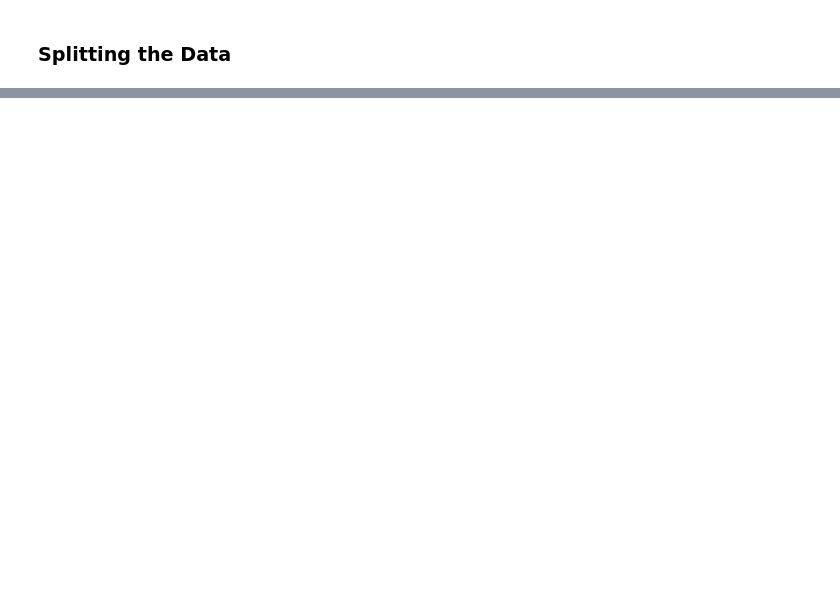
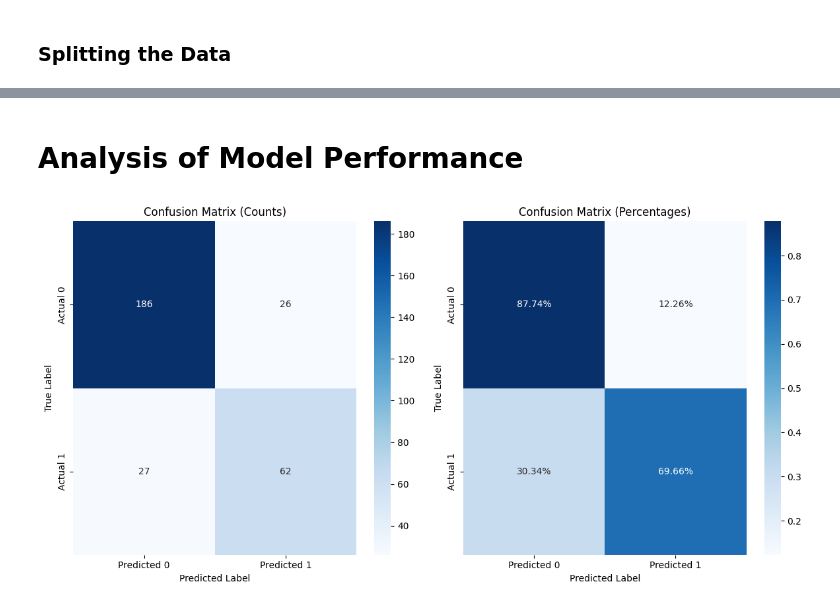
Before and after one commit to nickkluong/mids-w266-spring2024-finalproject-NLVL, a Jupyter notebook: modeling.ipynb, the cells around one changed output, grey strips where cells are left out. Drawn from its saved outputs; the diff is of its cells as text; code cells hidden in the pictures; blank space fills up the shorter version.

```diff
--- a/modeling.ipynb
+++ b/modeling.ipynb
@@ -147,0 +952,4 @@ def create_bert_classification_model(bert_model,
+# %%
+model_fine_tuned.compile(optimizer=optimizer)
+# %%
+model_fine_tuned.fit(x=tf_train_set, validation_data=tf_validation_set, epochs=4)
@@ -147,0 +972,4 @@ def create_bert_classification_model(bert_model,
+# %%
+train_predictions = model_fine_tuned.predict(tf_train_set)
+validation_predictions = model_fine_tuned.predict(tf_validation_set)
+test_predictions = model_fine_tuned.predict(tf_test_set)
@@ -147,0 +980,6 @@ def create_bert_classification_model(bert_model,
+# %%
+predicted_train = np.argmax(train_predictions.logits, axis=-1)
+predicted_val = np.argmax(validation_predictions.logits, axis=-1)
+predicted_test = np.argmax(test_predictions.logits, axis=-1)
+# %% [markdown]
+# Analysis of Model Performance
@@ -147,0 +991,24 @@ def create_bert_classification_model(bert_model,
+# %%
+# Compute confusion matrices
+cm_counts = confusion_matrix(test_df['label'].tolist(), predicted_test)
+cm_percentages = cm_counts / np.sum(cm_counts, axis=1, keepdims=True)
+
+# Plot confusion matrices side by side
+fig, axes = plt.subplots(1, 2, figsize=(12, 6))
+
+# Confusion matrix with counts
+sns.heatmap(cm_counts, annot=True, cmap='Blues', fmt='g', ax=axes[0], xticklabels=['Predicted 0', 'Predicted 1'], yticklabels=['Actual 0', 'Actual 1'])
+axes[0].set_title('Confusion Matrix (Counts)')
+axes[0].set_xlabel('Predicted Label')
+axes[0].set_ylabel('True Label')
+
+# Confusion matrix with percentages
+sns.heatmap(cm_percentages, annot=True, cmap='Blues', fmt='.2%', ax=axes[1], xticklabels=['Predicted 0', 'Predicted 1'], yticklabels=['Actual 0', 'Actual 1'])
+axes[1].set_title('Confusion Matrix (Percentages)')
+axes[1].set_xlabel('Predicted Label')
+axes[1].set_ylabel('True Label')
+
+plt.tight_layout()
+plt.show()
+# %% [output]
+[figure, added]
```
Also changed, not shown: parts of 112 cells of this notebook.
